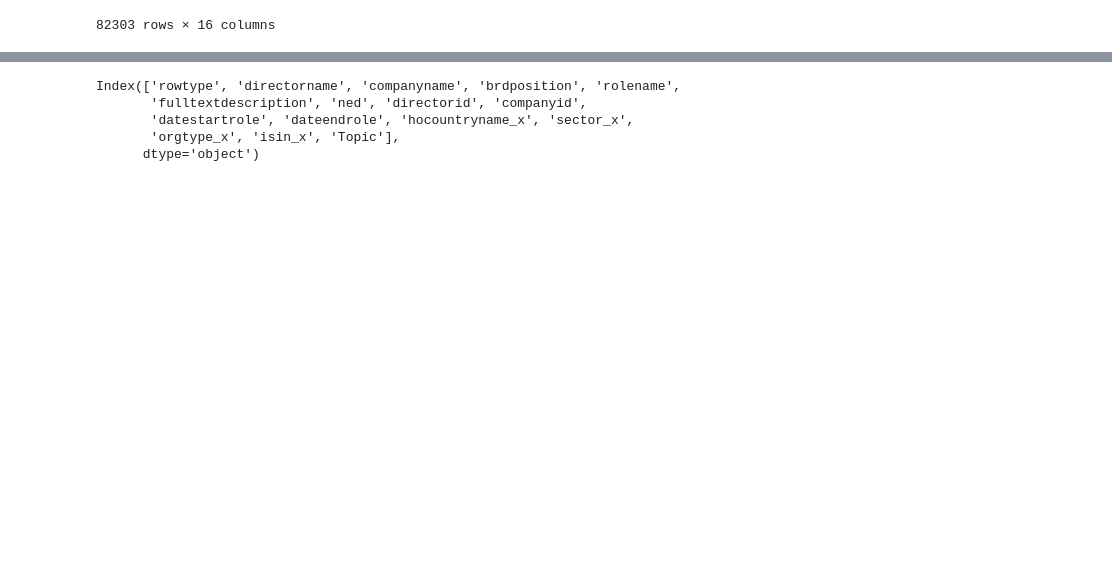
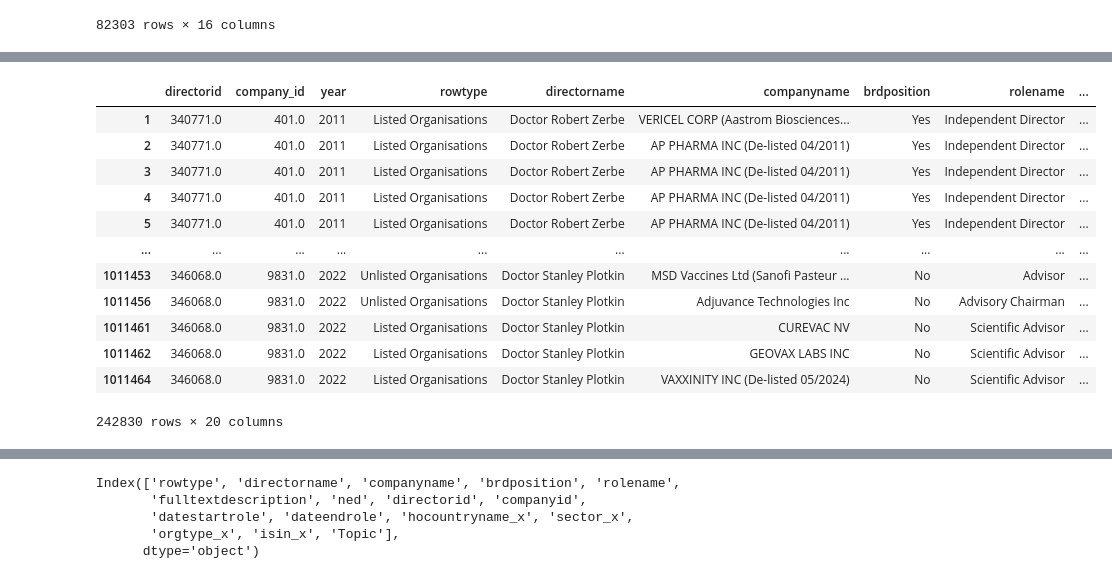
Before and after one commit to PeterHuGC/Imperial_Dissertation_Research, a Jupyter notebook: 8.EDA_All_Data/8.Coefficient_of_Variation.ipynb, the cells around one changed output, grey strips where cells are left out. Cells and saved outputs as stored; diff of their text form; code cells hidden in the pictures; blank space fills up the shorter version.

```diff
--- a/8.EDA_All_Data/8.Coefficient_of_Variation.ipynb
+++ b/8.EDA_All_Data/8.Coefficient_of_Variation.ipynb
@@ -232,3 +232,15 @@ education_coefficient_df # date start end can deal with this - not like the othe
 | 82301 | Listed Organisations | Doctor Elizabeth Bearby | FIBROGEN INC | No | Senior VP - Project Management | Regulatory Biometrics Scientific ... | No | 2791837.0 | ... |
 | 82302 | Listed Organisations | Doctor Elizabeth Bearby | FIBROGEN INC | No | Executive | NaN | No | 2791837.0 | ... |
 82303 rows × 16 columns
+# %%
+education_coefficient_df["dateendrole"] = education_coefficient_df["dateendrole"].fillna("2024-12-31")
+# %%
+education_coefficient_df["datestartrole"] = pd.to_datetime(education_coefficient_df["datestartrole"])
+
+education_coefficient_df["dateendrole"] = pd.to_datetime(education_coefficient_df["dateendrole"])
+# %%
+# get the results and then filter by year, check the approach later for
+
+education_coefficient_df["datestartrole_year"] = education_coefficient_df["datestartrole"].dt.year
+
+education_coefficient_df["dateendrole_year"] = education_coefficient_df["dateendrole"].dt.year
@@ -234,0 +253,3 @@ education_coefficient_df # date start end can deal with this - not like the othe
+# %%
+director_employment_merged_df = pd.merge(company_df_year_long_df, education_coefficient_df, on = "directorid")
+director_employment_merged_df.head()
@@ -234,0 +265,21 @@ education_coefficient_df # date start end can deal with this - not like the othe
+# %%
+# filter out the redundant candidates
+
+
+director_employment_merged_df = director_employment_merged_df[ director_employment_merged_df["datestartrole_year"].le(director_employment_merged_df["year"]) & director_employment_merged_df["year"].le( director_employment_merged_df["dateendrole_year"]) ]
+
+director_employment_merged_df
+# %% [output]
+|  | directorid | company_id | year | rowtype | directorname | companyname | brdposition | rolename | ... |
+| 1 | 340771.0 | 401.0 | 2011 | Listed Organisations | Doctor Robert Zerbe | VERICEL CORP (Aastrom Biosciences... | Yes | Independent Director | ... |
+| 2 | 340771.0 | 401.0 | 2011 | Listed Organisations | Doctor Robert Zerbe | AP PHARMA INC (De-listed 04/2011) | Yes | Independent Director | ... |
+| 3 | 340771.0 | 401.0 | 2011 | Listed Organisations | Doctor Robert Zerbe | AP PHARMA INC (De-listed 04/2011) | Yes | Independent Director | ... |
+| 4 | 340771.0 | 401.0 | 2011 | Listed Organisations | Doctor Robert Zerbe | AP PHARMA INC (De-listed 04/2011) | Yes | Independent Director | ... |
+| 5 | 340771.0 | 401.0 | 2011 | Listed Organisations | Doctor Robert Zerbe | AP PHARMA INC (De-listed 04/2011) | Yes | Independent Director | ... |
+| ... | ... | ... | ... | ... | ... | ... | ... | ... | ... |
+| 1011453 | 346068.0 | 9831.0 | 2022 | Unlisted Organisations | Doctor Stanley Plotkin | MSD Vaccines Ltd (Sanofi Pasteur ... | No | Advisor | ... |
+| 1011456 | 346068.0 | 9831.0 | 2022 | Unlisted Organisations | Doctor Stanley Plotkin | Adjuvance Technologies Inc | No | Advisory Chairman | ... |
+| 1011461 | 346068.0 | 9831.0 | 2022 | Listed Organisations | Doctor Stanley Plotkin | CUREVAC NV | No | Scientific Advisor | ... |
+| 1011462 | 346068.0 | 9831.0 | 2022 | Listed Organisations | Doctor Stanley Plotkin | GEOVAX LABS INC | No | Scientific Advisor | ... |
+| 1011464 | 346068.0 | 9831.0 | 2022 | Listed Organisations | Doctor Stanley Plotkin | VAXXINITY INC (De-listed 05/2024) | No | Scientific Advisor | ... |
+242830 rows × 20 columns
```
Also changed, not shown: parts of 15 cells of this notebook, 6 other files.
